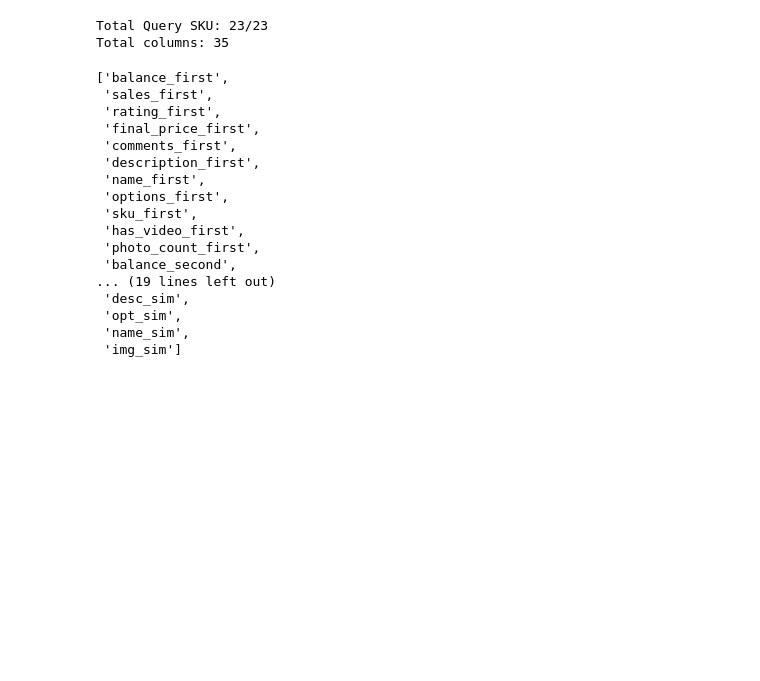
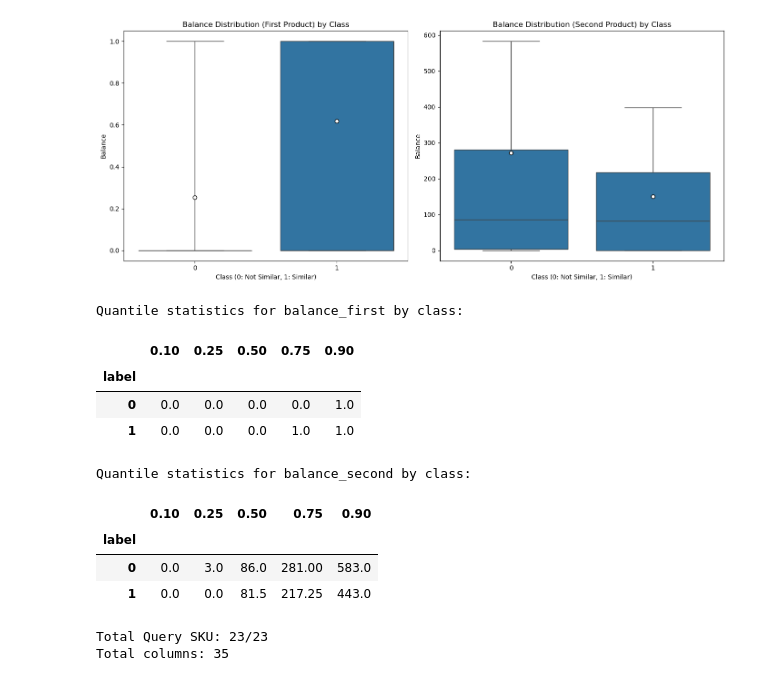
Before and after one commit to tony-pitchblack/marketplace_analytics, a Jupyter notebook: competitors-xgb/xgb_inference.ipynb, the cells around one changed output. Cells and saved outputs as stored; diff of their text form; code cells hidden in the pictures; blank space fills up the shorter version.

```diff
--- a/competitors-xgb/xgb_inference.ipynb
+++ b/competitors-xgb/xgb_inference.ipynb
@@ -7,7 +7,7 @@ from pathlib import Path
 
 # Set the checkpoint directory.
 MODEL_CKPT_DIR = 'model_params_big_test'
-MODEL_CKPT_DIR = 'res_balanced_accuracy'
+# MODEL_CKPT_DIR = 'res_balanced_accuracy'
 # MODEL_CKPT_DIR = 'res_f1'
 
 # Paths to the saved model and scaler.
@@ -24,5 +21,5 @@ https://scikit-learn.org/stable/model_persistence.html#security-maintainability-
 # %%
-DATA_FILE = Path(MODEL_CKPT_DIR) / 'data.csv'
+MODEL_DATA_FILE = Path(MODEL_CKPT_DIR) / 'data.csv'
 
 # > AVERAGE FILES HERE
 # DATA_FILE = 'data/tables_OZ_geo_5500/tabular_OZ_geo_5500.csv'
@@ -33,14 +30,38 @@ DATA_FILE = Path(MODEL_CKPT_DIR) / 'data.csv'
 # DATA_FILE = 'data/tables_OZ_geo_5500/tabular_OZ_geo_5500_top-5_query-23_nonquery-5539_pairs.csv'
 # DATA_FILE = 'data/tables_OZ_geo_5500/tabular_OZ_geo_5500_top-5_query-23_nonquery-5539_embedded.csv'
 # DATA_FILE = 'data/tables_OZ_geo_5500/tabular_OZ_geo_5500_top-20_query-23_nonquery-5539_embedded.csv'
-# DATA_FILE = 'data/tables_OZ_geo_5500/tabular_OZ_geo_5500_top-50_query-23_nonquery-5539_embedded.csv'
+DATA_FILE = 'data/tables_OZ_geo_5500/tabular_OZ_geo_5500_top-50_query-23_nonquery-5539_embedded.csv'
 # DATA_FILE = 'data/tables_OZ_geo_5500/tabular_OZ_geo_5500_top-50_query-23_nonquery-5539_pairs.csv'
 
 # > FILES W/INNER RUCLIP AS RANKER
 # DATA_FILE = 'data/tables_OZ_geo_5500/tabular_OZ_geo_5500_top-30_query-2_nonquery-6_embedded.csv'
 # DATA_FILE = 'data/tables_OZ_geo_5500/tabular_OZ_geo_5500_top-20query-23_nonquery-5539_embedded_sbert=all-distilroberta-v1_clip=siamese_contrastive.pt.csv'
 # DATA_FILE = 'data/tables_OZ_geo_5500/tabular_OZ_geo_5500_top-20_query-2_nonquery-6_embedded_sbert=all-distilroberta-v1_clip=siamese_contrastive.pt_final-embs.csv'
-DATA_FILE = 'data/tables_OZ_geo_5500/tabular_OZ_geo_5500_top-50_query-23_nonquery-5539_embedded_sbert=all-distilroberta-v1_clip=siamese_contrastive.pt_final-embs.csv'
+# DATA_FILE = 'data/tables_OZ_geo_5500/tabular_OZ_geo_5500_top-50_query-23_nonquery-5539_embedded_sbert=all-distilroberta-v1_clip=siamese_contrastive.pt_final-embs.csv'
 
 df_all = pd.read_csv(DATA_FILE)
+df_model = pd.read_csv(MODEL_DATA_FILE)
 # df_all.columns.tolist()
+# %%
+pd.set_option('display.max_colwidth', None)
+# pd.reset_option('display.max_colwidth')
+
+keywords = r'карта'
+kw_mask = df_model.name_first.str.contains(keywords, case=False, regex=True)
+
+df_model_domain = df_model[
+    kw_mask
+
+    # & (df_model.label == 1)
+    # & (df_model.label == 0)
+]
+
+# display(df_model_subset[['name_first', 'name_second']])
+for idx, row in df_model_domain.iterrows():
+    print(row.name_first)
+    print(row.sku_first)
+
+    print(row.name_second)
+    print(row.sku_second)
+    print('-' * 50)
+    print()
@@ -46,0 +142,17 @@ df_all = pd.read_csv(DATA_FILE)
+# %%
+plot_balance_distributions(
+    # df_model,
+    df_model_domain,
+)
+# %% [output]
+[figure, added]
+Quantile statistics for balance_first by class:
+|  | 0.10 | 0.25 | 0.50 | 0.75 | 0.90 |
+| label |  |  |  |  |  |
+| 0 | 0.0 | 0.0 | 0.0 | 0.0 | 1.0 |
+| 1 | 0.0 | 0.0 | 0.0 | 1.0 | 1.0 |
+Quantile statistics for balance_second by class:
+|  | 0.10 | 0.25 | 0.50 | 0.75 | 0.90 |
+| label |  |  |  |  |  |
+| 0 | 0.0 | 3.0 | 86.0 | 281.00 | 583.0 |
+| 1 | 0.0 | 0.0 | 81.5 | 217.25 | 443.0 |
@@ -47,32 +165,18 @@ df_all = pd.read_csv(DATA_FILE)
 # %%
 N_SKU = 23
 
-all_sku = df_all.sku_first.unique()
+df_chosen_all = df_chosen_all.drop(df_chosen_all[df_chosen_all['sku_first'] == df_chosen_all['sku_second']].index)
+
+all_sku = df_chosen_all.sku_first.unique()
 subset_sku = pd.Series(all_sku)\
     .sample(min(N_SKU, len(all_sku)), random_state=42).tolist()
-df = df_all[df_all['sku_first'].isin(subset_sku)]
+df = (
+    df_chosen_all[df_chosen_all['sku_first'].isin(subset_sku)]
+)
 
-print(f'Total Query SKU: {df.sku_first.nunique()}/{df_all.sku_first.nunique()}')
+print(f'Total Query SKU: {df.sku_first.nunique()}/{df_chosen_all.sku_first.nunique()}')
 print(f'Total columns: {len(df.columns)}')
-df.columns.tolist()
 # %% [output]
 Total Query SKU: 23/23
 Total columns: 35
-['balance_first',
- 'sales_first',
- 'rating_first',
- 'final_price_first',
- 'comments_first',
- 'description_first',
- 'name_first',
- 'options_first',
- 'sku_first',
- 'has_video_first',
- 'photo_count_first',
- 'balance_second',
-... (19 lines left out)
- 'desc_sim',
- 'opt_sim',
- 'name_sim',
- 'img_sim']
 # %%
```
Also changed, not shown: parts of 18 cells of this notebook.
